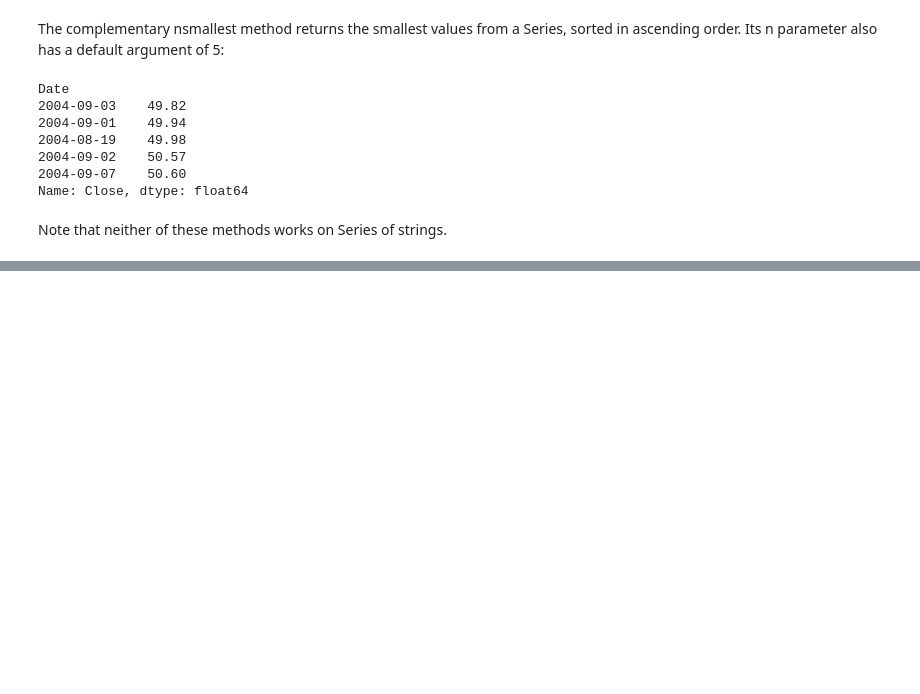
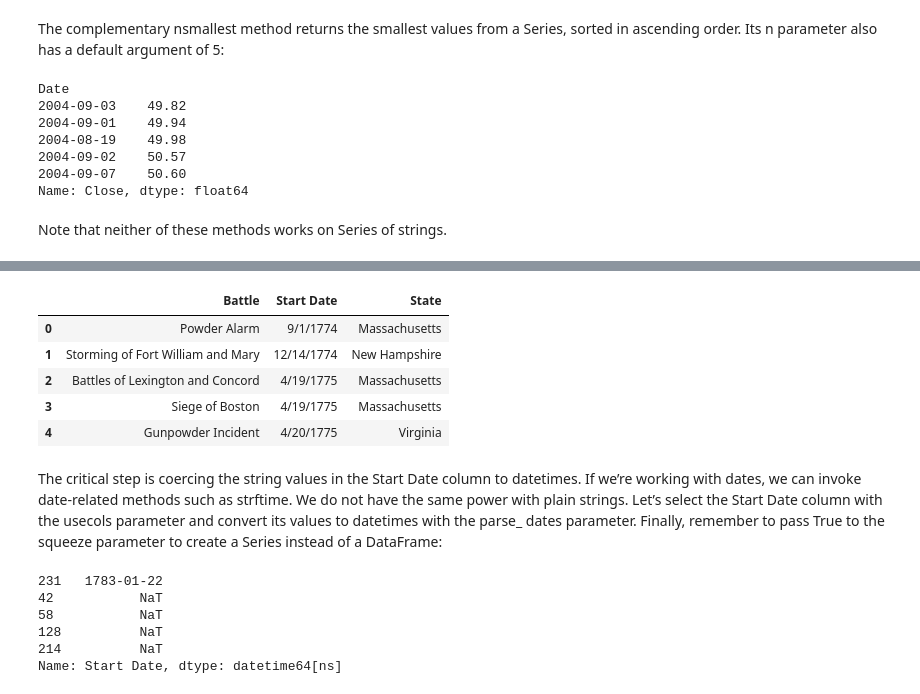
Before and after one commit to Sunday-Okey/Pandas_Lesson_Colab, a Jupyter notebook: Pandas_Series_Methods.ipynb, the cells around one changed output, grey strips where cells are left out. Saved outputs shown, nothing was run; the diff lists cells and outputs as text; code cells hidden in the pictures; blank space fills up the shorter version.

```diff
--- a/Pandas_Series_Methods.ipynb
+++ b/Pandas_Series_Methods.ipynb
@@ -352,0 +889,12 @@ Note that neither of these methods works on Series of strings.
+# %%
+battles = pd.read_csv(datapath + 'revolutionary_war.csv')
+battles.head()
+# %% [output]
+|  | Battle | Start Date | State |
+| 0 | Powder Alarm | 9/1/1774 | Massachusetts |
+| 1 | Storming of Fort William and Mary | 12/14/1774 | New Hampshire |
+| 2 | Battles of Lexington and Concord | 4/19/1775 | Massachusetts |
+| 3 | Siege of Boston | 4/19/1775 | Massachusetts |
+| 4 | Gunpowder Incident | 4/20/1775 | Virginia |
+# %% [markdown]
+The critical step is coercing the string values in the Start Date column to datetimes. If we’re working with dates, we can invoke date-related methods such as strftime. We do not have the same power with plain strings. Let’s select the Start Date column with the usecols parameter and convert its values to datetimes with the parse_ dates parameter. Finally, remember to pass True to the squeeze parameter to create a Series instead of a DataFrame:
@@ -352,0 +903,9 @@ Note that neither of these methods works on Series of strings.
+# %%
+day_of_battle.sort_values().tail()
+# %% [output]
+231   1783-01-22
+42           NaT
+58           NaT
+128          NaT
+214          NaT
+Name: Start Date, dtype: datetime64[ns]
```
Also changed, not shown: parts of 96 cells of this notebook.
